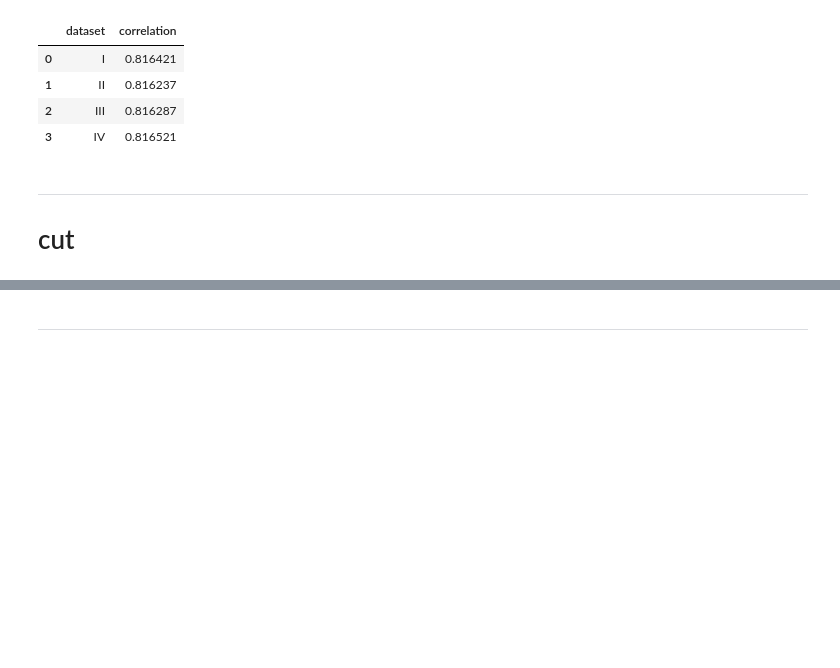
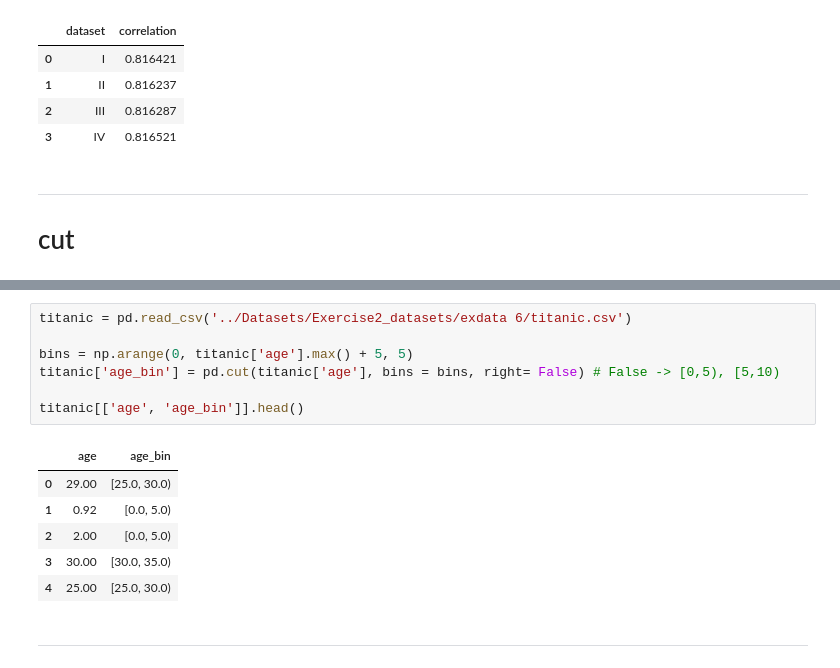
Before and after one commit to ulasuregen/Data-Analysis-and-Visualization-in-Python, a Jupyter notebook: Exercises/generalNotes.ipynb, the cells around one changed output, grey strips where cells are left out. Saved outputs shown, nothing was run; the diff lists cells and outputs as text; blank space fills up the shorter version.

Commit message:
exercise 7

```diff
--- a/Exercises/generalNotes.ipynb
+++ b/Exercises/generalNotes.ipynb
@@ -495,3 +547,17 @@ grade_media.head()
+# %%
+titanic = pd.read_csv('../Datasets/Exercise2_datasets/exdata 6/titanic.csv')
+
+bins = np.arange(0, titanic['age'].max() + 5, 5)
+titanic['age_bin'] = pd.cut(titanic['age'], bins = bins, right= False) # False -> [0,5), [5,10)
+
+titanic[['age', 'age_bin']].head()
+# %% [output]
+|  | age | age_bin |
+| 0 | 29.00 | [25.0, 30.0) |
+| 1 | 0.92 | [0.0, 5.0) |
+| 2 | 2.00 | [0.0, 5.0) |
+| 3 | 30.00 | [30.0, 35.0) |
+| 4 | 25.00 | [25.0, 30.0) |
 # %% [markdown]
 --------
 # %% [markdown]
```
Also changed, not shown: parts of 11 cells of this notebook, 3 other files.
